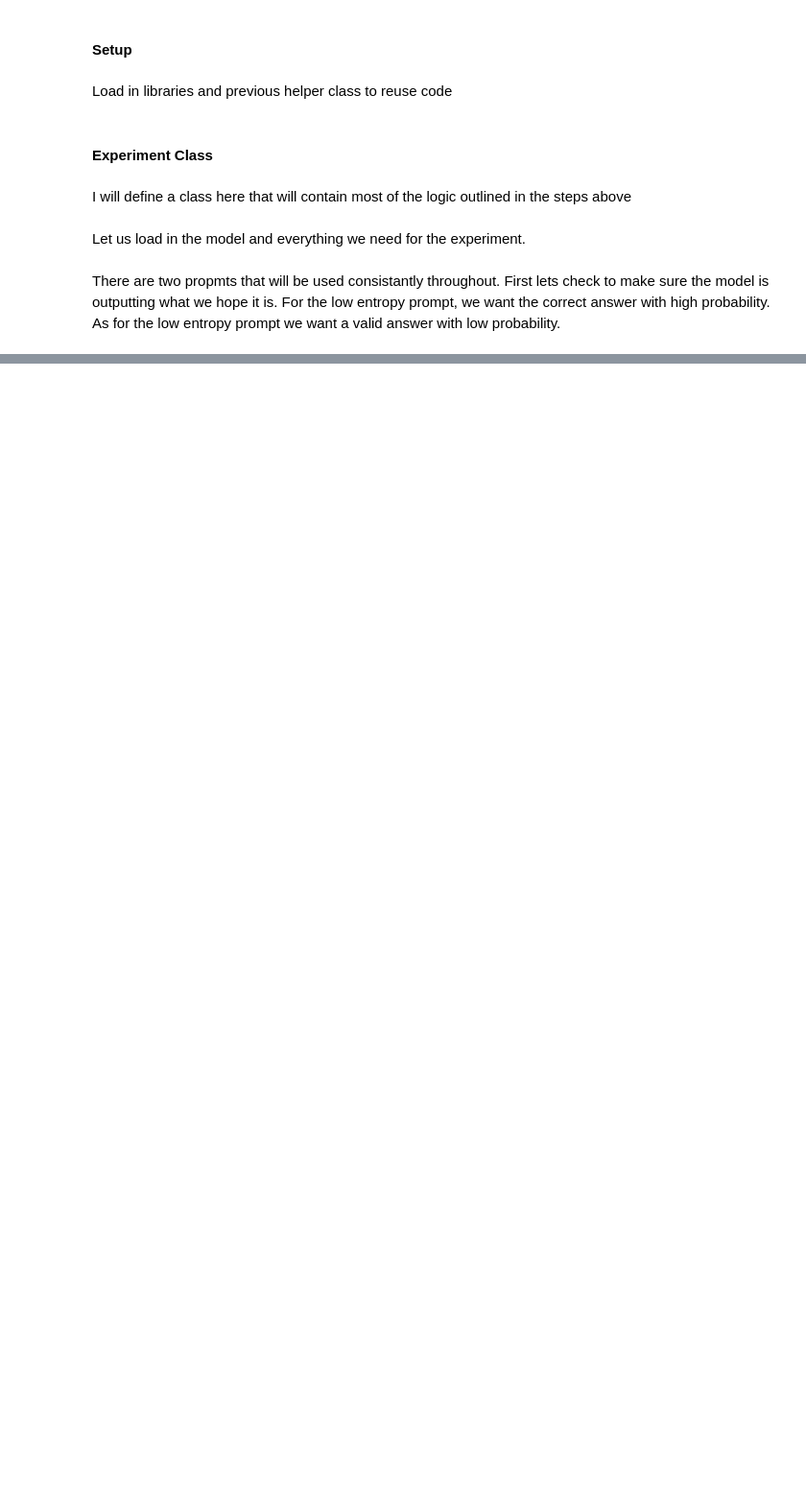
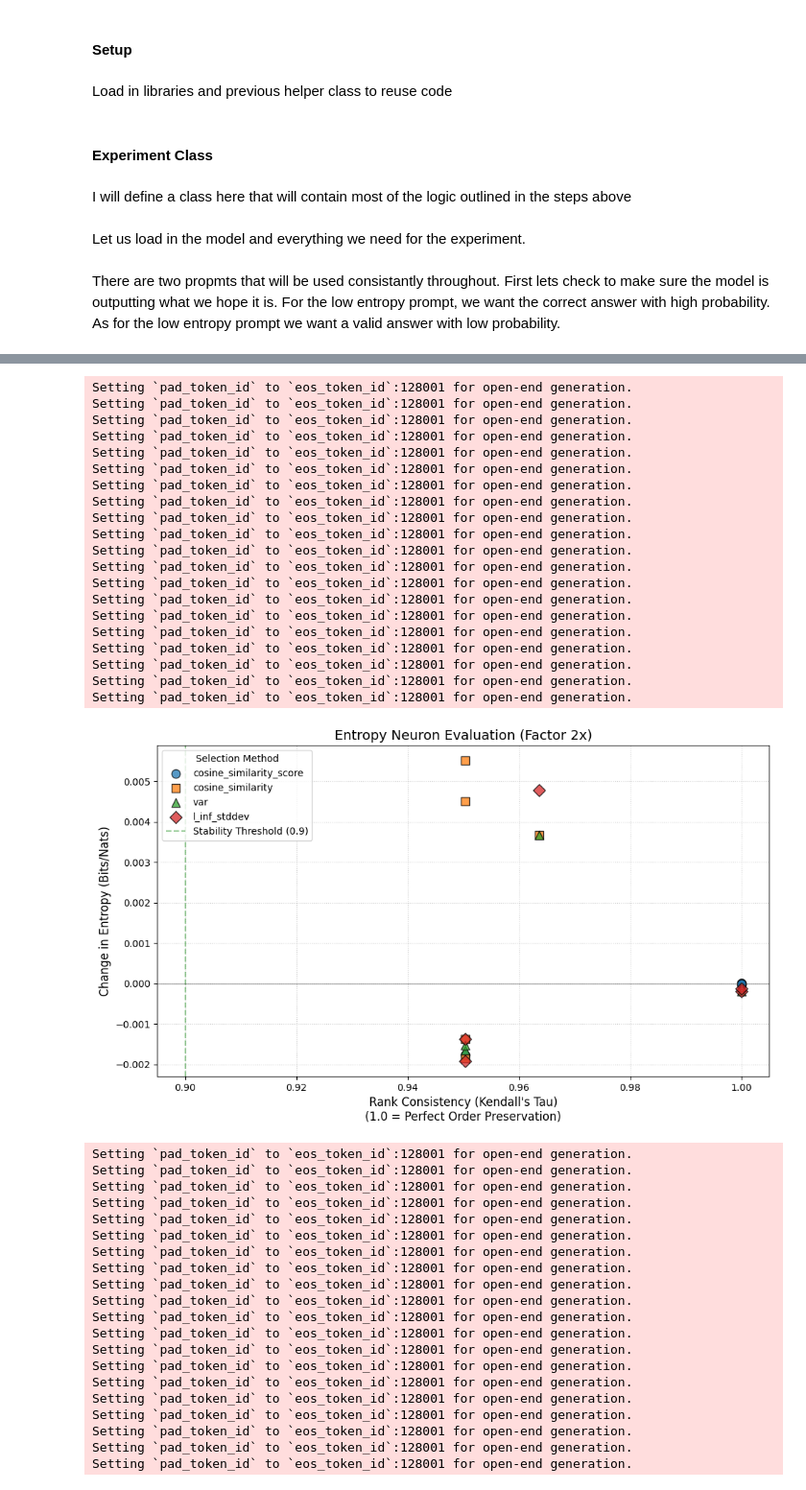
Before and after one commit to TroyDanielsProjects/Uncertainty-Aware-Error-Detection-and-Recovery, a Jupyter notebook: entropy_neurons.ipynb, the cells around one changed output, grey strips where cells are left out. Shown at 96% size. Saved outputs shown, nothing was run; the diff lists cells and outputs as text; code cells hidden in the pictures; blank space fills up the shorter version.

```diff
--- a/entropy_neurons.ipynb
+++ b/entropy_neurons.ipynb
@@ -911,0 +1031,22 @@ Here you can notice that for the low entropy prompt it gets it right and has the
+# %%
+from scipy.stats import kendalltau
+
+# 1. calculate the entropy over the prbabilities for the original and scaled
+entropy_orig = -torch.sum(base_probabilites * torch.log(base_probabilites))
+entropy_scaled = -torch.sum(probabilites * torch.log(probabilites))
+# make sure to normalize between [0-1]
+max_entropy = np.log2(base_probabilites.shape[-1])
+delta_entropy = (entropy_scaled - entropy_orig) / max_entropy
+
+print(f"The change in entropy is {delta_entropy}")
+
+# 2. Check Rank Consistency (Kendall's Tau on Top-K)
+# We only care about the top 10 predictions
+top_indices = torch.topk(base_logits, 10).indices.cpu().numpy()
+
+ranks_orig = base_logits.squeeze()[top_indices].cpu().numpy()
+ranks_pert = scaled_logits.squeeze()[top_indices].cpu().numpy()
+
+# Kendall's Tau (Correlation of rankings)
+tau, _ = kendalltau(ranks_orig, ranks_pert)
+print(f"The kendall tau correlation: {tau}")
@@ -911,0 +1129,49 @@ Here you can notice that for the low entropy prompt it gets it right and has the
+# %%
+# set the scaling factor to 2
+factor = [2, 4, 8, 12, 20, 50, 100]
+results = dict()
+for i in factor:
+    calculate_scores(all_entropy_nuerons, i, results)
+    plot_results_per_factor(results, i)
+# %% [output]
+Setting `pad_token_id` to `eos_token_id`:128001 for open-end generation.
+Setting `pad_token_id` to `eos_token_id`:128001 for open-end generation.
+Setting `pad_token_id` to `eos_token_id`:128001 for open-end generation.
+Setting `pad_token_id` to `eos_token_id`:128001 for open-end generation.
+Setting `pad_token_id` to `eos_token_id`:128001 for open-end generation.
+Setting `pad_token_id` to `eos_token_id`:128001 for open-end generation.
+Setting `pad_token_id` to `eos_token_id`:128001 for open-end generation.
+Setting `pad_token_id` to `eos_token_id`:128001 for open-end generation.
+Setting `pad_token_id` to `eos_token_id`:128001 for open-end generation.
+Setting `pad_token_id` to `eos_token_id`:128001 for open-end generation.
+Setting `pad_token_id` to `eos_token_id`:128001 for open-end generation.
+Setting `pad_token_id` to `eos_token_id`:128001 for open-end generation.
+Setting `pad_token_id` to `eos_token_id`:128001 for open-end generation.
+Setting `pad_token_id` to `eos_token_id`:128001 for open-end generation.
+Setting `pad_token_id` to `eos_token_id`:128001 for open-end generation.
+Setting `pad_token_id` to `eos_token_id`:128001 for open-end generation.
+Setting `pad_token_id` to `eos_token_id`:128001 for open-end generation.
+Setting `pad_token_id` to `eos_token_id`:128001 for open-end generation.
+Setting `pad_token_id` to `eos_token_id`:128001 for open-end generation.
+Setting `pad_token_id` to `eos_token_id`:128001 for open-end generation.
+[figure, added]
+Setting `pad_token_id` to `eos_token_id`:128001 for open-end generation.
+Setting `pad_token_id` to `eos_token_id`:128001 for open-end generation.
+Setting `pad_token_id` to `eos_token_id`:128001 for open-end generation.
+Setting `pad_token_id` to `eos_token_id`:128001 for open-end generation.
+Setting `pad_token_id` to `eos_token_id`:128001 for open-end generation.
+Setting `pad_token_id` to `eos_token_id`:128001 for open-end generation.
+Setting `pad_token_id` to `eos_token_id`:128001 for open-end generation.
+Setting `pad_token_id` to `eos_token_id`:128001 for open-end generation.
+Setting `pad_token_id` to `eos_token_id`:128001 for open-end generation.
+Setting `pad_token_id` to `eos_token_id`:128001 for open-end generation.
+Setting `pad_token_id` to `eos_token_id`:128001 for open-end generation.
+Setting `pad_token_id` to `eos_token_id`:128001 for open-end generation.
+Setting `pad_token_id` to `eos_token_id`:128001 for open-end generation.
+Setting `pad_token_id` to `eos_token_id`:128001 for open-end generation.
+Setting `pad_token_id` to `eos_token_id`:128001 for open-end generation.
+Setting `pad_token_id` to `eos_token_id`:128001 for open-end generation.
+Setting `pad_token_id` to `eos_token_id`:128001 for open-end generation.
+Setting `pad_token_id` to `eos_token_id`:128001 for open-end generation.
+Setting `pad_token_id` to `eos_token_id`:128001 for open-end generation.
+Setting `pad_token_id` to `eos_token_id`:128001 for open-end generation.
```
Also changed, not shown: parts of 15 cells of this notebook, 1 other file.
